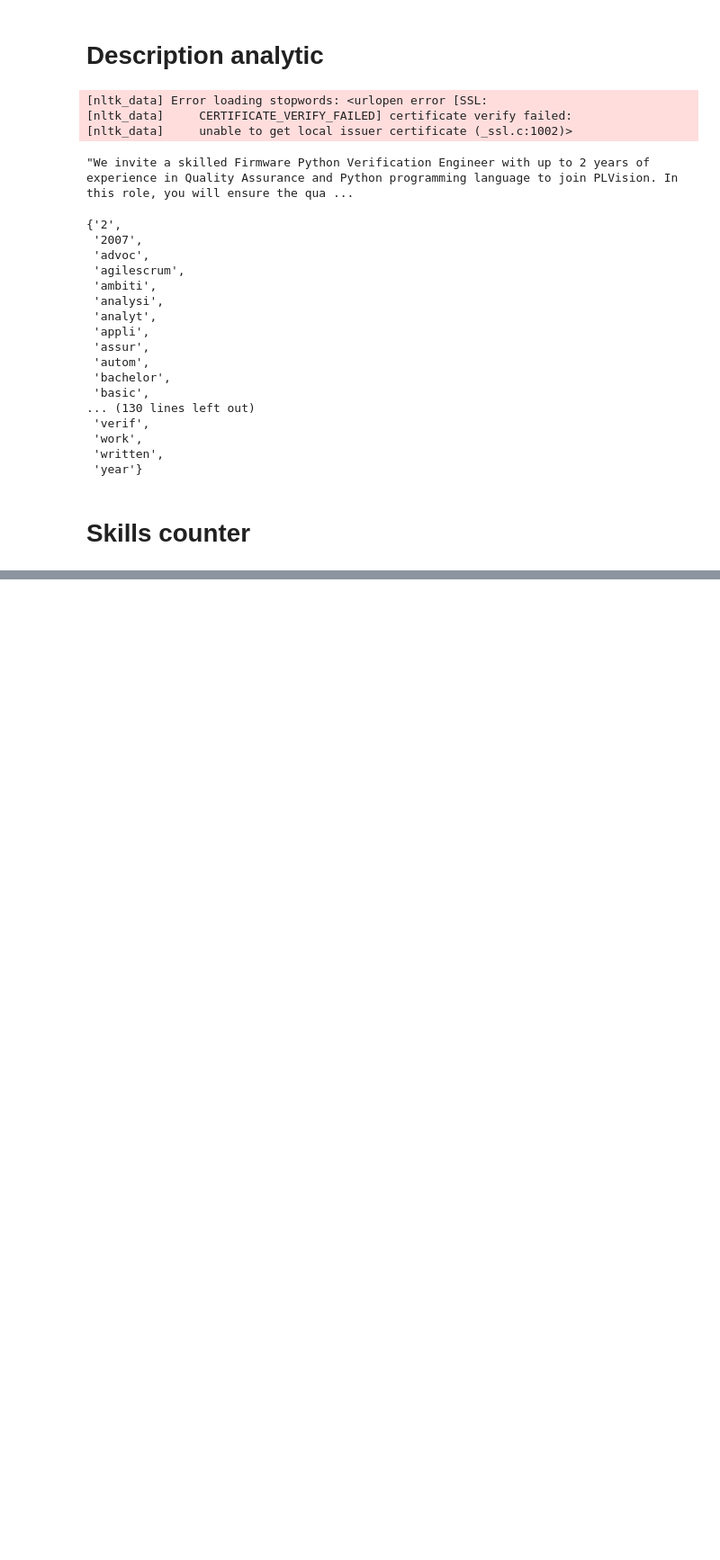
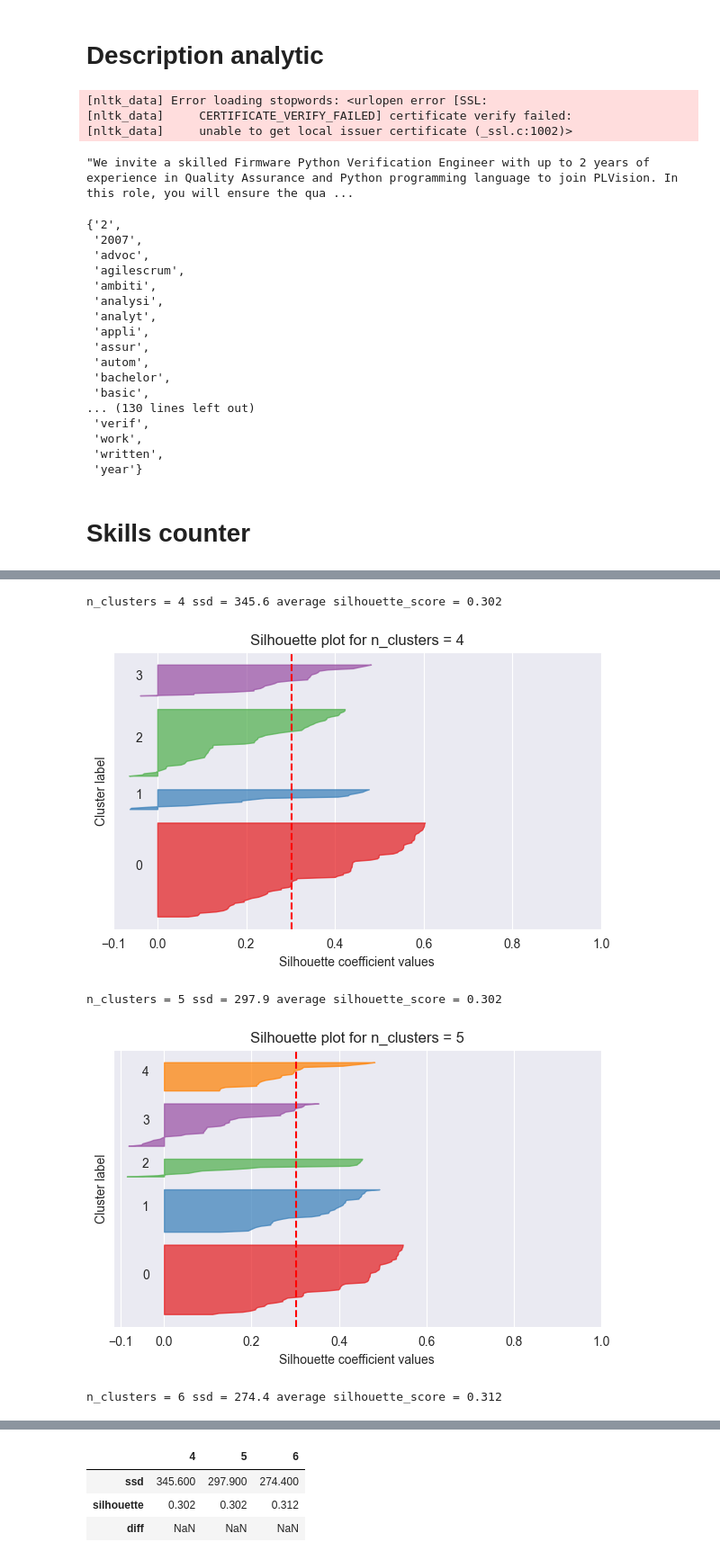
Before and after one commit to Familenko/djinni_statistic, a Jupyter notebook: analytic/main.ipynb, the cells around one changed output, grey strips where cells are left out. Shown at 90% size. Saved outputs shown, nothing was run; the diff lists cells and outputs as text; code cells hidden in the pictures; blank space fills up the shorter version.

```diff
--- a/analytic/main.ipynb
+++ b/analytic/main.ipynb
@@ -438,0 +508,8 @@ main_build_graph_by_year(5)
+# %%
+cl.kmean_knife(min_cluster=4, max_cluster=7)
+# %% [output]
+n_clusters = 4 ssd = 345.6 average silhouette_score = 0.302
+[figure, added]
+n_clusters = 5 ssd = 297.9 average silhouette_score = 0.302
+[figure, added]
+n_clusters = 6 ssd = 274.4 average silhouette_score = 0.312
@@ -438,0 +517,4 @@ main_build_graph_by_year(5)
+|  | 4 | 5 | 6 |
+| ssd | 345.600 | 297.900 | 274.400 |
+| silhouette | 0.302 | 0.302 | 0.312 |
+| diff | NaN | NaN | NaN |
```
Also changed, not shown: parts of 29 cells of this notebook.
